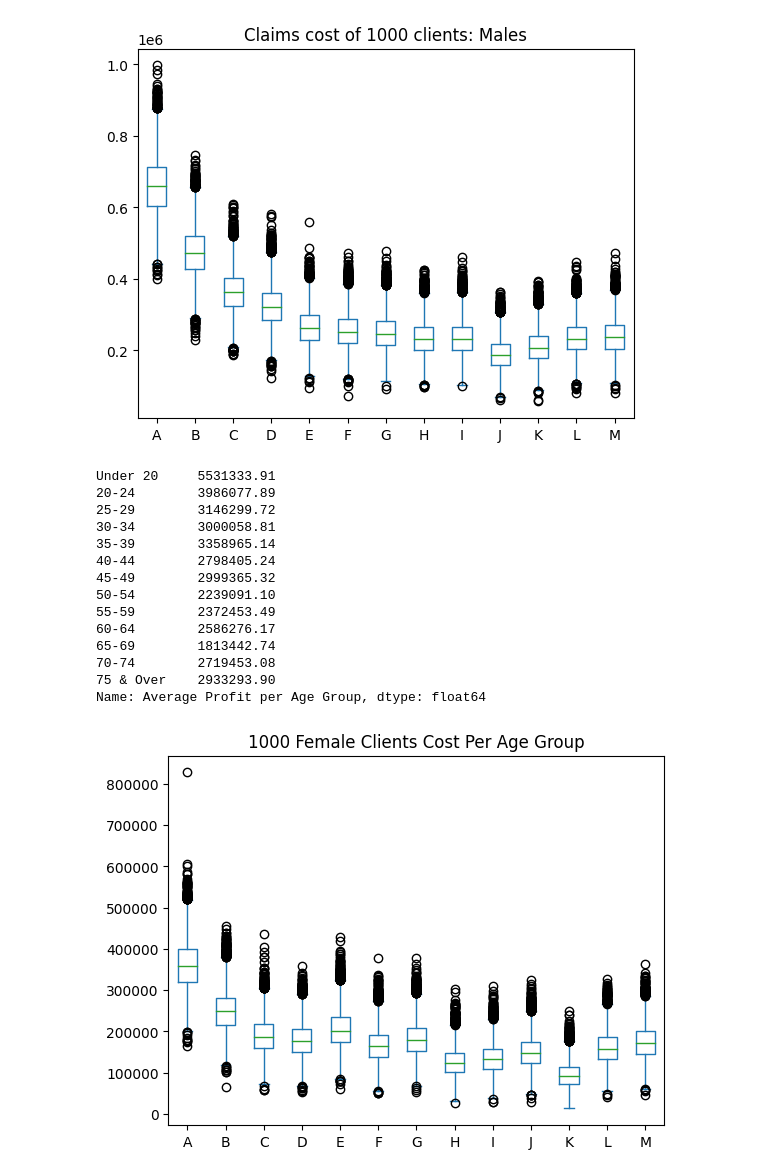
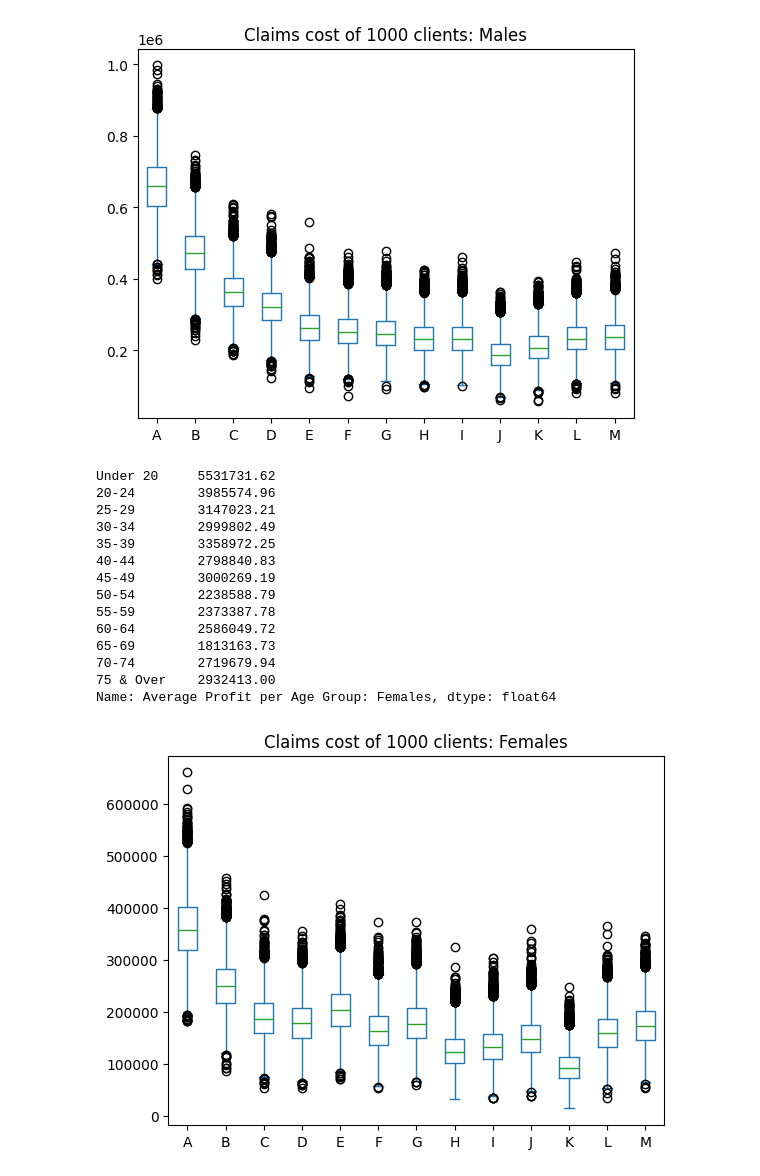
Before and after one commit to RayhanM17/DATA-SCIENCE-NOTEBOOKS, a Jupyter notebook: JN/auto-insurance.ipynb, the cells around one changed output. Drawn from its saved outputs; the diff is of its cells as text; code cells hidden in the pictures.

Commit message:
average profitv3

```diff
--- a/JN/auto-insurance.ipynb
+++ b/JN/auto-insurance.ipynb
@@ -229,20 +229,20 @@ Under 20     9743097.16
 Name: Average Profit per Age Group: Males, dtype: float64
 [figure]
 # %%
-year_claims_cost(df.FemaleAR/1000, df.FemaleGP, '1000 Female Clients Cost Per Age Group')
+year_claims_cost(df.FemaleAR/1000, df.FemaleGP, 'Females')
 # %% [output]
-Under 20     5531333.91
-20-24        3986077.89
-25-29        3146299.72
-30-34        3000058.81
-35-39        3358965.14
-40-44        2798405.24
-45-49        2999365.32
-50-54        2239091.10
-55-59        2372453.49
-60-64        2586276.17
-65-69        1813442.74
-70-74        2719453.08
-75 & Over    2933293.90
-Name: Average Profit per Age Group, dtype: float64
+Under 20     5531731.62
+20-24        3985574.96
+25-29        3147023.21
+30-34        2999802.49
+35-39        3358972.25
+40-44        2798840.83
+45-49        3000269.19
+50-54        2238588.79
+55-59        2373387.78
+60-64        2586049.72
+65-69        1813163.73
+70-74        2719679.94
+75 & Over    2932413.00
+Name: Average Profit per Age Group: Females, dtype: float64
-[figure, old version]
+[figure, new version]
```
